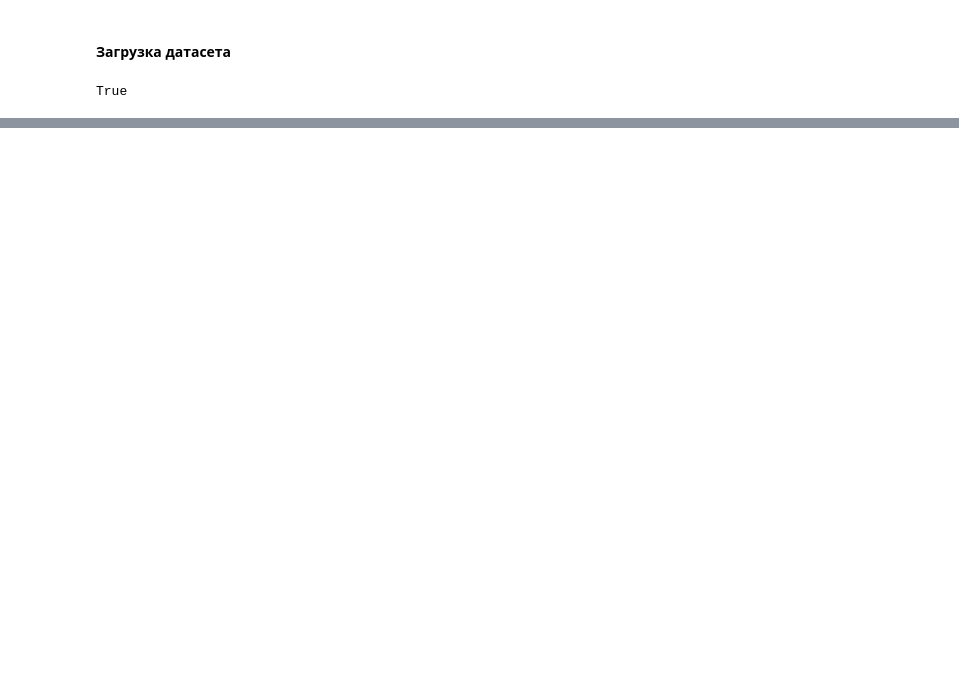
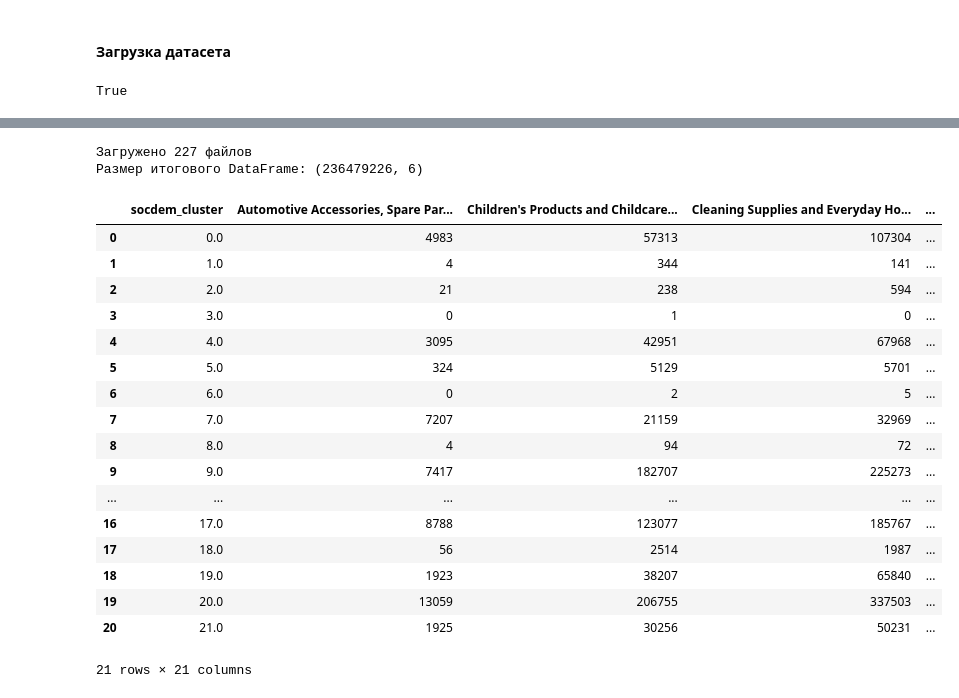
Before and after one commit to Pavloffff/RecSys31, a Jupyter notebook: data/eda.ipynb, the cells around one changed output, grey strips where cells are left out. Saved outputs shown, nothing was run; the diff lists cells and outputs as text; code cells hidden in the pictures; blank space fills up the shorter version.

```diff
--- a/data/eda.ipynb
+++ b/data/eda.ipynb
@@ -46,0 +119,19 @@ Index(['user_id', 'socdem_cluster', 'region'], dtype='object')
+# %%
+import glob
+import os
+
+folder_path = "./t_ecd_data/dataset/small/retail/events/"
+
+parquet_files = glob.glob(os.path.join(folder_path, "*.pq")) + glob.glob(os.path.join(folder_path, "*.parquet"))
+
+df_list = []
+for file in parquet_files:
+    table = pq.read_table(file)
+    df_list.append(table.to_pandas())
+
+retail_events = pd.concat(df_list, ignore_index=True)
+print(f"Загружено {len(parquet_files)} файлов")
+print(f"Размер итогового DataFrame: {retail_events.shape}")
+# %% [output]
+Загружено 227 файлов
+Размер итогового DataFrame: (236479226, 6)
@@ -46,0 +148,22 @@ Index(['user_id', 'socdem_cluster', 'region'], dtype='object')
+# %%
+cross = pd.read_csv('cross.csv')
+cross
+# %% [output]
+|  | socdem_cluster | Automotive Accessories, Spare Par... | Children's Products and Childcare... | Cleaning Supplies and Everyday Ho... | ... |
+| 0 | 0.0 | 4983 | 57313 | 107304 | ... |
+| 1 | 1.0 | 4 | 344 | 141 | ... |
+| 2 | 2.0 | 21 | 238 | 594 | ... |
+| 3 | 3.0 | 0 | 1 | 0 | ... |
+| 4 | 4.0 | 3095 | 42951 | 67968 | ... |
+| 5 | 5.0 | 324 | 5129 | 5701 | ... |
+| 6 | 6.0 | 0 | 2 | 5 | ... |
+| 7 | 7.0 | 7207 | 21159 | 32969 | ... |
+| 8 | 8.0 | 4 | 94 | 72 | ... |
+| 9 | 9.0 | 7417 | 182707 | 225273 | ... |
+| ... | ... | ... | ... | ... | ... |
+| 16 | 17.0 | 8788 | 123077 | 185767 | ... |
+| 17 | 18.0 | 56 | 2514 | 1987 | ... |
+| 18 | 19.0 | 1923 | 38207 | 65840 | ... |
+| 19 | 20.0 | 13059 | 206755 | 337503 | ... |
+| 20 | 21.0 | 1925 | 30256 | 50231 | ... |
+21 rows × 21 columns
```
Also changed, not shown: parts of 22 cells of this notebook.
